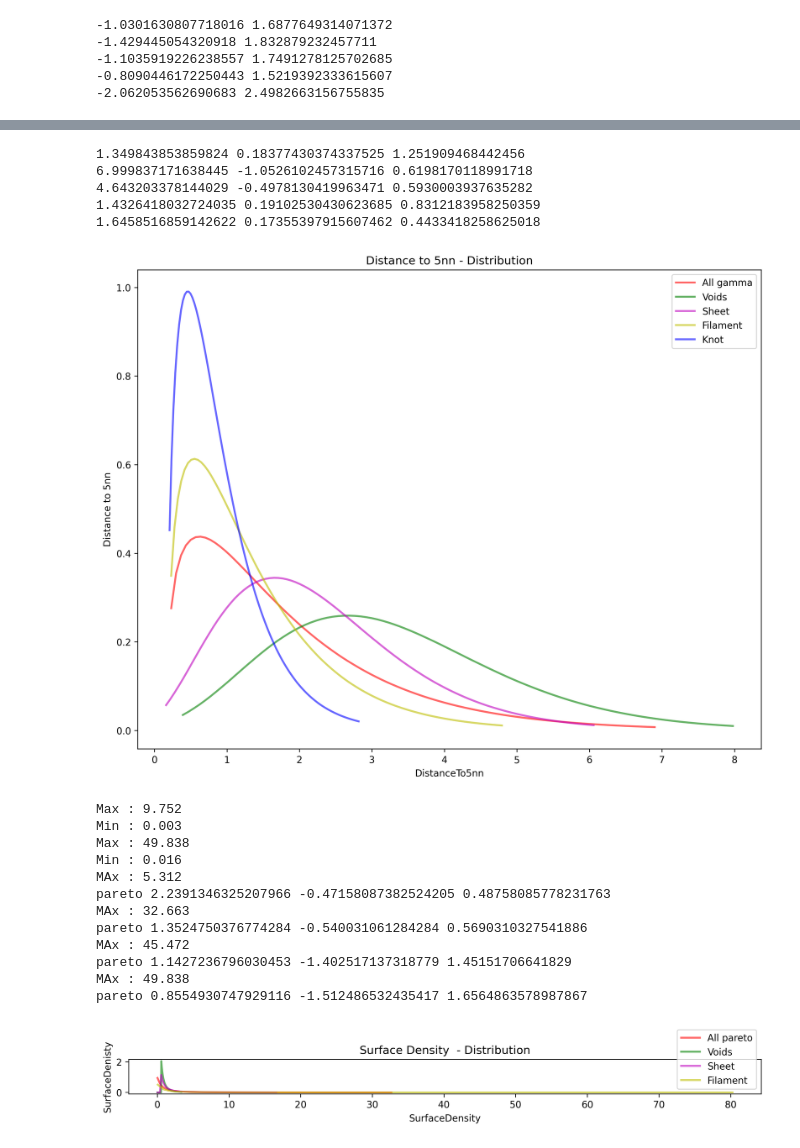
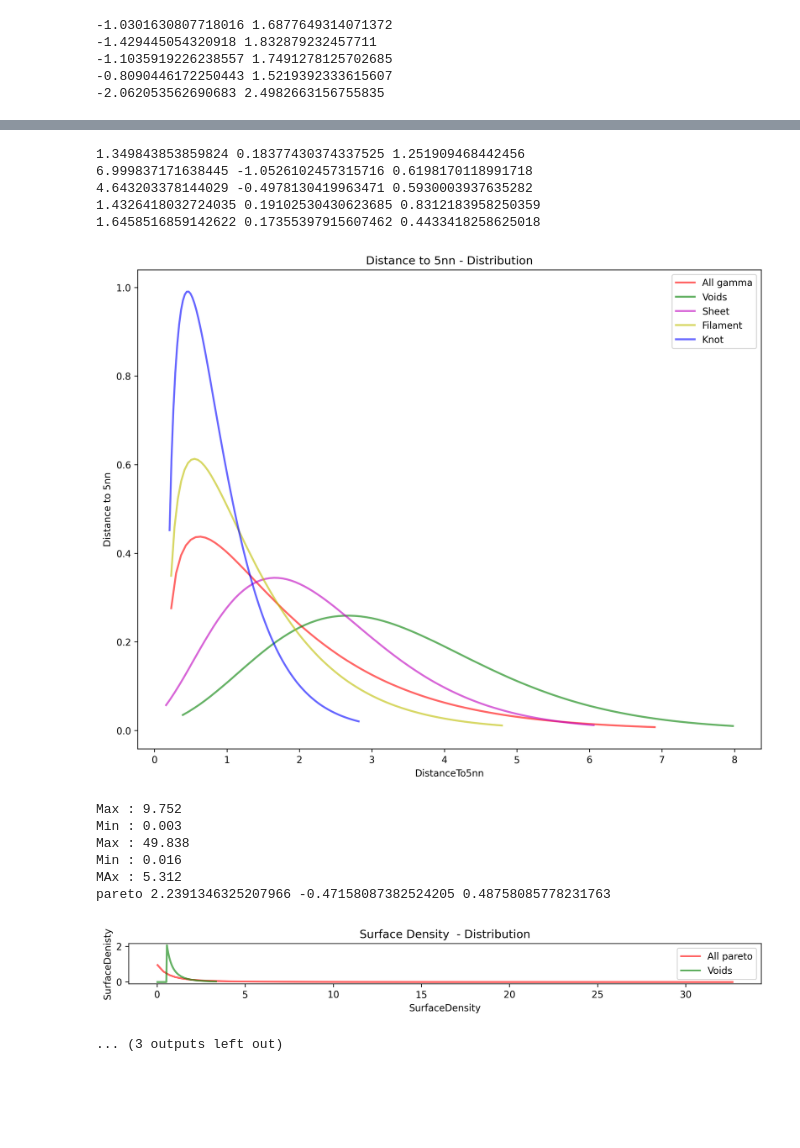
Before and after one commit to KeithSloan/MSc_Project, a Jupyter notebook: Jupyter/AstropyTable/Distribution-Fits-Galaxy-Type.ipynb, the cells around one changed output, grey strips where cells are left out. Saved outputs shown, nothing was run; the diff lists cells and outputs as text; code cells hidden in the pictures; blank space fills up the shorter version.

```diff
--- a/Jupyter/AstropyTable/Distribution-Fits-Galaxy-Type.ipynb
+++ b/Jupyter/AstropyTable/Distribution-Fits-Galaxy-Type.ipynb
@@ -202,6 +202,10 @@ xae0, xae1 = stats.expon.ppf([0.01, 0.99], loc=aae, scale=bae)
 xae = np.linspace(xae0,xae1,100)
 
 ax7.plot(xae, stats.expon.pdf(xae, loc=aae, scale=bae),'r-', lw=2, alpha=0.6, label='All expon')
+
+types = [(0,'Voids'),(1,'Sheet'),(2,'Filament'),(3,'Knot')]
+types = [(0,'Voids')]
+
 for t in types :
     subrange = RErange[RErange['GeoS4'] == t[0]]
     ae, be = stats.expon.fit(subrange[xfield].data)
@@ -247,6 +251,46 @@ ax8.legend()
 fig.tight_layout()
 fig.savefig('../../ChartsPlots/GalaxyTypes-SurfaceDensity.png', dpi=300, bbox_inches='tight')
 plt.show()
+
+xfields = ['CountInCyl','Distanceto5nn','AGEDenPar','SurfaceDensity']
+fig, axes = plt.subplots(2,2,figsize=(10, 8), sharey=True)
+fig.suptitle('Distribution Plots for - Group Environmental Measures by Galaxy Type')
+i = 0
+j = 0
+for xfield in xfields :
+    axes[i,j].title.set_text(xfield+' - Distribution')
+    axes[i,j].set_ylabel('Counts')
+    axes[i,j].set_xlabel(xfield)
+    print('Max : '+str(max(RErange[xfield])))
+    print('Min : '+str(min(RErange[xfield])))
+
+    #v = stats.pareto.fit(RErange1[xfield].data)
+    #print(len(v))
+    asp, bsp, csp = stats.pareto.fit(RErange[xfield].data)
+    xsp0, xsp1 = stats.pareto.ppf([0.01, 0.99], asp, loc=bsp, scale=csp)
+    xsp = np.linspace(xsp0,xsp1,100)
+
+    axes[i,j].plot(xsp, stats.pareto.pdf(xsp, asp, loc=bsp, scale=csp),'r-', lw=2, alpha=0.6, label='All pareto')
+    #ax8.plot(xag, stats.gamma.pdf(xs, aas, loc=bs, scale = cs),'r-', lw=2, alpha=0.6, label='gamma pdf')
+    for t in types :
+        subrange = RErange[RErange['GeoS4'] == t[0]]
+        print('MAx : '+str(max(subrange[xfield].data)))
+        asp, bsp, csp = stats.pareto.fit(subrange[xfield].data)
+        print('pareto '+str(asp)+' '+str(bsp)+' '+str(csp))
+        xsp0, xsp1 = stats.pareto.ppf([0.01, 0.99], asp, loc=bsp, scale=csp)
+        xsp = np.linspace(xsp0,xsp1,100)
+        if t[0] <= 2 :
+            #ax8.plot(xsp, stats.pareto.pdf(xsp, asp, loc=bsp, scale=csp),cols[t[0]], lw=2, alpha=0.6, label=t[1])
+            axes[i,j].plot(xsp, stats.pareto.pdf(xsp, asp, loc=bsp, scale=1),cols[t[0]], lw=2, alpha=0.6, label=t[1])
+
+        axes[i,j].legend()
+        j += 1
+        if j == 3 :
+           i += 1
+           j = 0
+fig.tight_layout()
+fig.savefig('../../ChartsPlots/GalaxyTypes-EnviromentPlots.png', dpi=300, bbox_inches='tight')
+plt.show()
 # %% [output]
 26734
 2899
@@ -257,37 +301,32 @@ After SD 2283
 2.389445300167984 2.923306760964219
 6.765517953185503 3.6745621383854834
 6.677190306940771 3.7572162430885743
 [figure]
 13.146030348353765 9.370058881430765
 14.56402694974647 9.091117021838954
 -2392.313650582746 3075.5154389718937
 15.20734907447913 9.244675228152683
 -3038.3238854609185 3247.6744170234506
 [figure]
 -1.0301630807718016 1.6877649314071372
 -1.429445054320918 1.832879232457711
 -1.1035919226238557 1.7491278125702685
 -0.8090446172250443 1.5219392333615607
 -2.062053562690683 2.4982663156755835
 [figure]
 [figure]
 [figure]
 1.349843853859824 0.18377430374337525 1.251909468442456
 6.999837171638445 -1.0526102457315716 0.6198170118991718
 4.643203378144029 -0.4978130419963471 0.5930003937635282
 1.4326418032724035 0.19102530430623685 0.8312183958250359
 1.6458516859142622 0.17355397915607462 0.4433418258625018
 [figure]
 Max : 9.752
 Min : 0.003
 Max : 49.838
 Min : 0.016
 MAx : 5.312
 pareto 2.2391346325207966 -0.47158087382524205 0.48758085778231763
-MAx : 32.663
-pareto 1.3524750376774284 -0.540031061284284 0.5690310327541886
-MAx : 45.472
-pareto 1.1427236796030453 -1.402517137318779 1.45151706641829
-MAx : 49.838
-pareto 0.8554930747929116 -1.512486532435417 1.6564863578987867
-[figure, old version]
+[figure, new version]
+... (3 outputs left out)
```
Also changed, not shown: 9 other files.
